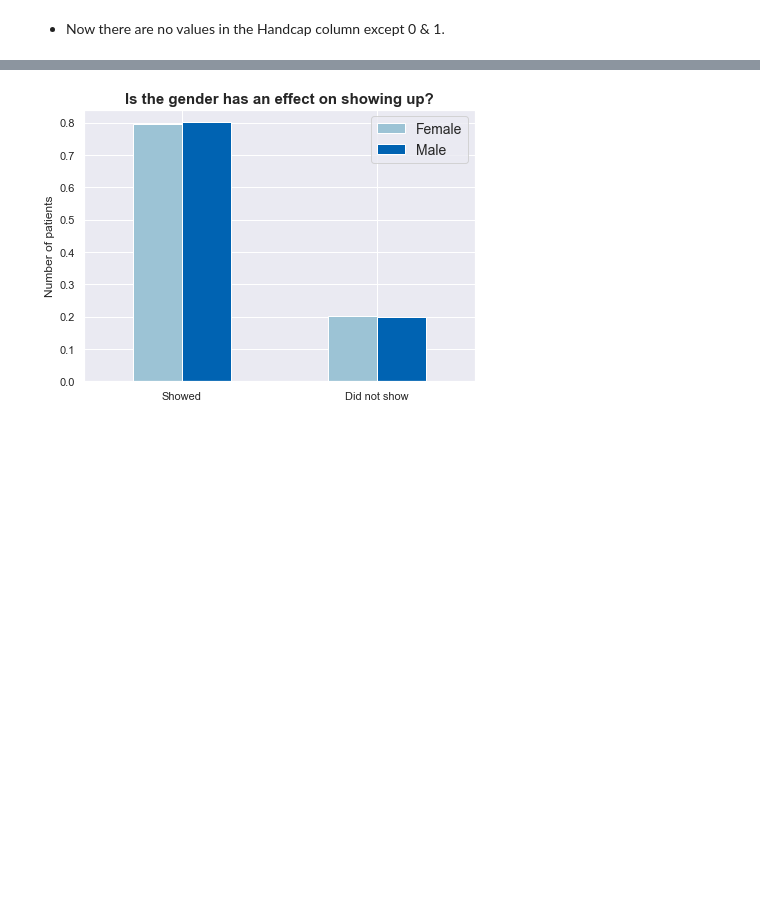
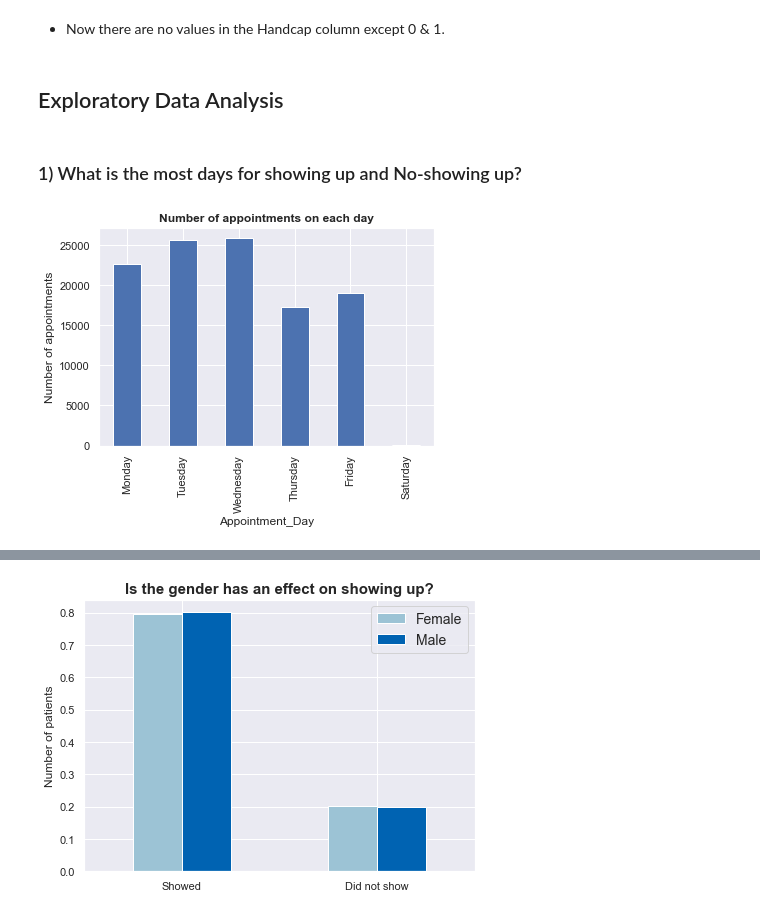
Before and after one commit to mo7amed7assan1911/Medical-Appointment-No-Shows, a Jupyter notebook: Investigate_a_Dataset.ipynb, the cells around one changed output, grey strips where cells are left out. Cells and saved outputs as stored; diff of their text form; code cells hidden in the pictures; blank space fills up the shorter version.

```diff
--- a/Investigate_a_Dataset.ipynb
+++ b/Investigate_a_Dataset.ipynb
@@ -357,3 +382,17 @@ df['Handcap'].value_counts()
 Name: Handcap, dtype: int64
 # %% [markdown]
 * Now there are no values in the Handcap column except 0 & 1.
+# %% [markdown]
+<a id='eda'></a>
+## Exploratory Data Analysis
+# %% [markdown]
+### 1) What is the most days for showing up and No-showing up?
+# %%
+days_name = ['Monday', 'Tuesday', 'Wednesday', 'Thursday', 'Friday', 'Saturday']
+Total_appointments_inDays = df.groupby('Appointment_Day')['PatientId'].count()[days_name]
+
+Total_appointments_inDays.plot(kind='bar')
+plt.title('Number of appointments on each day', fontweight='bold')
+plt.ylabel('Number of appointments');
+# %% [output]
+[figure, added]
```
Also changed, not shown: parts of 33 cells of this notebook.
